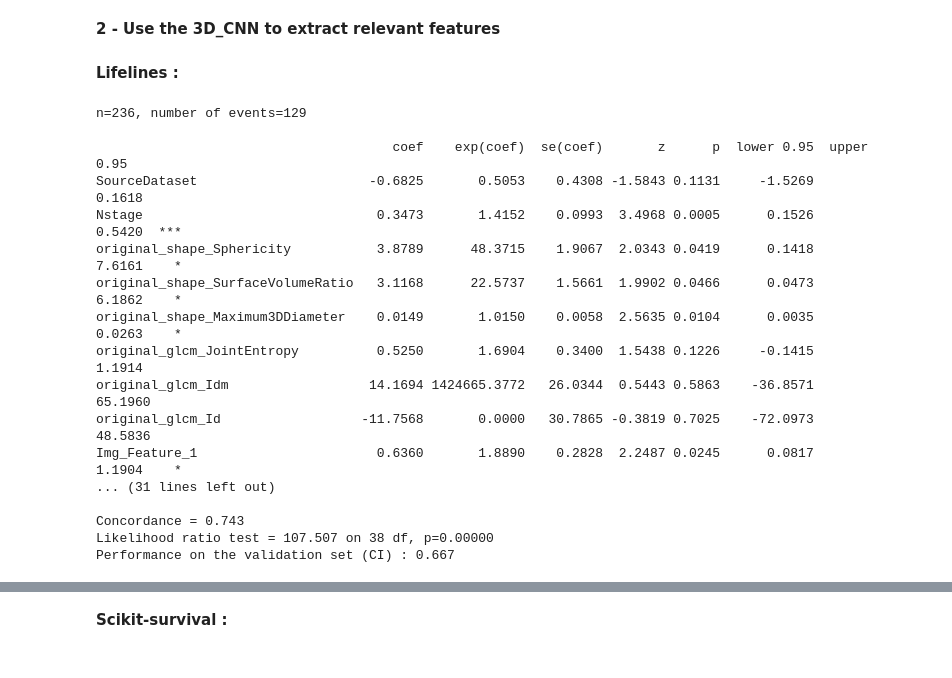
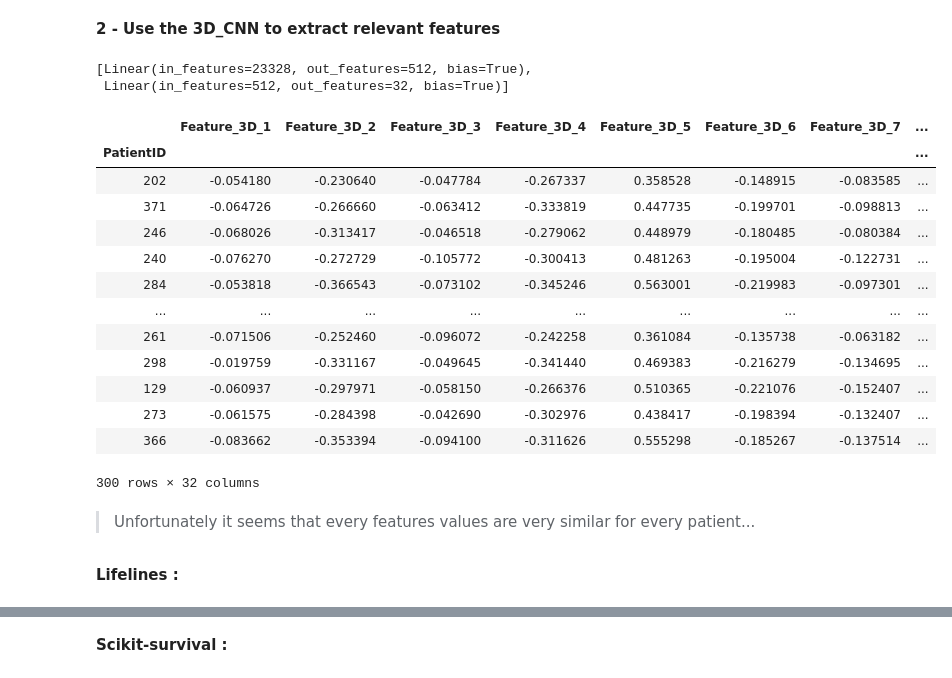
Before and after one commit to EmmanuelJhno/Owkin_challenge, a Jupyter notebook: Supervised_survival_prediction.ipynb, the cells around one changed output, grey strips where cells are left out. Cells and saved outputs as stored; diff of their text form; code cells hidden in the pictures.

```diff
--- a/Supervised_survival_prediction.ipynb
+++ b/Supervised_survival_prediction.ipynb
@@ -1409,14 +1483,27 @@ Performance on the validation set (CI) : 0.268
 > Hmm, unfortunately it really doesn't work that well...
 # %% [markdown]
 **2 - Use the 3D_CNN to extract relevant features**
+# %%
+p2_model_list
+# %% [output]
+[Linear(in_features=23328, out_features=512, bias=True),
+ Linear(in_features=512, out_features=32, bias=True)]
 # %%
 # Evaluate the model on the validation set
 model_list = list(my_model.children())[:-1]
-p1_model_list = model_list[:3] + [model_list[1]]
+### We might have to reproduce the forward function :
+#p1_model_list = model_list[:3] + [model_list[1]]
+#p2_model_list = model_list[3:]
+#trunc_model_p1 = nn.Sequential(*p1_model_list)
+#trunc_model_p2 = nn.Sequential(*p2_model_list)
+
+### Or if we don't : (but still, we have the issue of the .view function in the forward)
+p1_model_list = model_list[:3]
 p2_model_list = model_list[3:]
 trunc_model_p1 = nn.Sequential(*p1_model_list)
 trunc_model_p2 = nn.Sequential(*p2_model_list)
-features_img = np.ndarray((len(data),256))
+
+features_img = np.ndarray((len(data),32))
 #trunc_model.eval()
 with torch.no_grad():
     for idx, patient_id in tqdm.tqdm(enumerate(data.index)):
@@ -1432,10 +1519,31 @@ with torch.no_grad():
         img = torch.from_numpy(img)
         img = img.to(device)
         interm = trunc_model_p1(img)
-        interm = interm.view(-1, 32 * 19 * 19 * 19)
+        interm = interm.view(-1, 32 * 9 * 9 * 9)
         output = trunc_model_p2(interm)
         features_img[idx] = output.numpy()
 
-features_3D = pd.DataFrame(features_img, columns=['Feature_3D_{}'.format(k) for k in range(1,257)],
+features_3D = pd.DataFrame(features_img, columns=['Feature_3D_{}'.format(k) for k in range(1,33)],
                            index=data.index)
 features_3D
+# %%
+features_3D = pd.DataFrame(features_img, columns=['Feature_3D_{}'.format(k) for k in range(1,33)],
+                           index=data.index)
+features_3D
+# %% [output]
+|  | Feature_3D_1 | Feature_3D_2 | Feature_3D_3 | Feature_3D_4 | Feature_3D_5 | Feature_3D_6 | Feature_3D_7 | ... |
+| PatientID |  |  |  |  |  |  |  | ... |
+| 202 | -0.054180 | -0.230640 | -0.047784 | -0.267337 | 0.358528 | -0.148915 | -0.083585 | ... |
+| 371 | -0.064726 | -0.266660 | -0.063412 | -0.333819 | 0.447735 | -0.199701 | -0.098813 | ... |
+| 246 | -0.068026 | -0.313417 | -0.046518 | -0.279062 | 0.448979 | -0.180485 | -0.080384 | ... |
+| 240 | -0.076270 | -0.272729 | -0.105772 | -0.300413 | 0.481263 | -0.195004 | -0.122731 | ... |
+| 284 | -0.053818 | -0.366543 | -0.073102 | -0.345246 | 0.563001 | -0.219983 | -0.097301 | ... |
+| ... | ... | ... | ... | ... | ... | ... | ... | ... |
+| 261 | -0.071506 | -0.252460 | -0.096072 | -0.242258 | 0.361084 | -0.135738 | -0.063182 | ... |
+| 298 | -0.019759 | -0.331167 | -0.049645 | -0.341440 | 0.469383 | -0.216279 | -0.134695 | ... |
+| 129 | -0.060937 | -0.297971 | -0.058150 | -0.266376 | 0.510365 | -0.221076 | -0.152407 | ... |
+| 273 | -0.061575 | -0.284398 | -0.042690 | -0.302976 | 0.438417 | -0.198394 | -0.132407 | ... |
+| 366 | -0.083662 | -0.353394 | -0.094100 | -0.311626 | 0.555298 | -0.185267 | -0.137514 | ... |
+300 rows × 32 columns
+# %% [markdown]
+> Unfortunately it seems that every features values are very similar for every patient...
@@ -1442,23 +1589,2 @@ features_3D
 # %% [markdown]
 **Lifelines :**
-# %%
-cph, features_names, reduced_data_train, reduced_data_val = test_img_dataframe(features_3D,
-                                                                               pca_size=30)
-# %% [output]
-n=236, number of events=129
-
-                                      coef    exp(coef)  se(coef)       z      p  lower 0.95  upper 0.95
-SourceDataset                      -0.6825       0.5053    0.4308 -1.5843 0.1131     -1.5269      0.1618
-Nstage                              0.3473       1.4152    0.0993  3.4968 0.0005      0.1526      0.5420  ***
-original_shape_Sphericity           3.8789      48.3715    1.9067  2.0343 0.0419      0.1418      7.6161    *
-original_shape_SurfaceVolumeRatio   3.1168      22.5737    1.5661  1.9902 0.0466      0.0473      6.1862    *
-original_shape_Maximum3DDiameter    0.0149       1.0150    0.0058  2.5635 0.0104      0.0035      0.0263    *
-original_glcm_JointEntropy          0.5250       1.6904    0.3400  1.5438 0.1226     -0.1415      1.1914
-original_glcm_Idm                  14.1694 1424665.3772   26.0344  0.5443 0.5863    -36.8571     65.1960
-original_glcm_Id                  -11.7568       0.0000   30.7865 -0.3819 0.7025    -72.0973     48.5836
-Img_Feature_1                       0.6360       1.8890    0.2828  2.2487 0.0245      0.0817      1.1904    *
-... (31 lines left out)
-
-Concordance = 0.743
-Likelihood ratio test = 107.507 on 38 df, p=0.00000
-Performance on the validation set (CI) : 0.667
```
Also changed, not shown: parts of 43 cells of this notebook, 2 other files.
